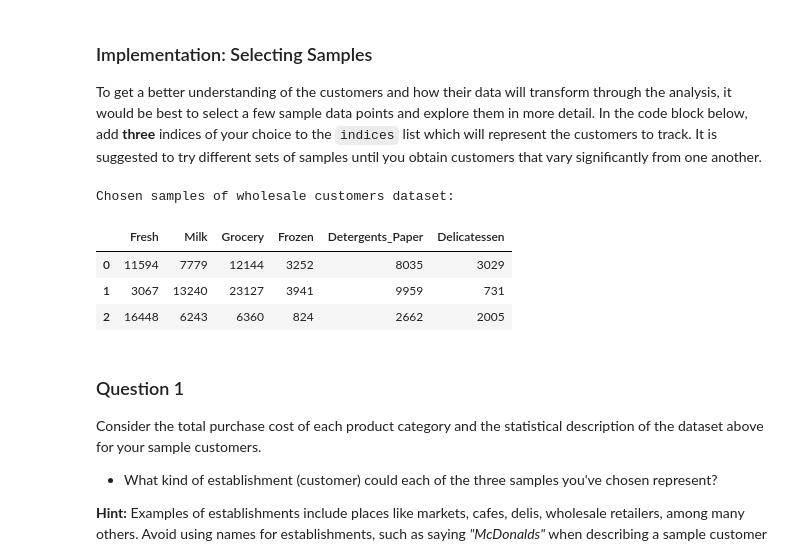
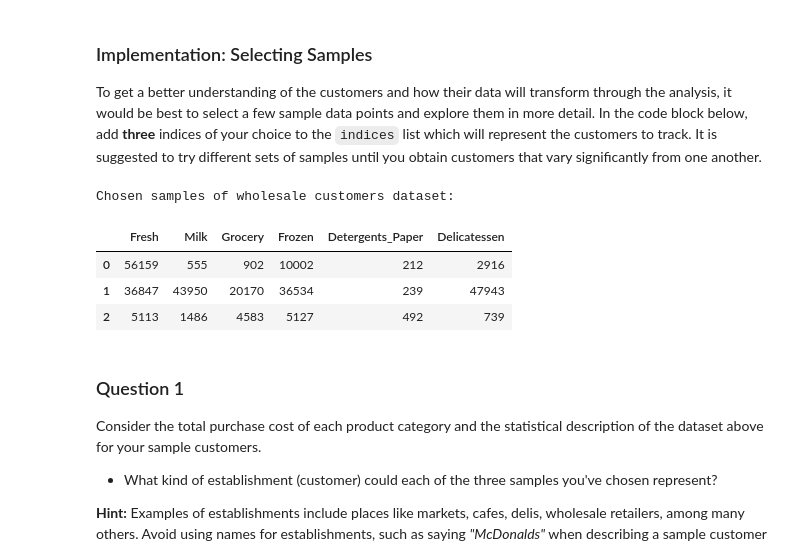
Before and after one commit to er1shivam/CustomerSegments, a Jupyter notebook: customer_segments.ipynb, the cells around one changed output. Drawn from its saved outputs; the diff is of its cells as text; code cells hidden in the pictures.

```diff
--- a/customer_segments.ipynb
+++ b/customer_segments.ipynb
@@ -61,17 +61,17 @@ display(data.describe())
 To get a better understanding of the customers and how their data will transform through the analysis, it would be best to select a few sample data points and explore them in more detail. In the code block below, add **three** indices of your choice to the `indices` list which will represent the customers to track. It is suggested to try different sets of samples until you obtain customers that vary significantly from one another.
 # %%
 # TODO: Select three indices of your choice you wish to sample from the dataset
-indices = [100,200,300]
+indices = [39,183,329]
 # Create a DataFrame of the chosen samples
 samples = pd.DataFrame(data.loc[indices], columns = data.keys()).reset_index(drop = True)
 print "Chosen samples of wholesale customers dataset:"
 display(samples)
 # %% [output]
 Chosen samples of wholesale customers dataset:
 |  | Fresh | Milk | Grocery | Frozen | Detergents_Paper | Delicatessen |
-| 0 | 11594 | 7779 | 12144 | 3252 | 8035 | 3029 |
-| 1 | 3067 | 13240 | 23127 | 3941 | 9959 | 731 |
-| 2 | 16448 | 6243 | 6360 | 824 | 2662 | 2005 |
+| 0 | 56159 | 555 | 902 | 10002 | 212 | 2916 |
+| 1 | 36847 | 43950 | 20170 | 36534 | 239 | 47943 |
+| 2 | 5113 | 1486 | 4583 | 5127 | 492 | 739 |
 # %% [markdown]
 ### Question 1
 Consider the total purchase cost of each product category and the statistical description of the dataset above for your sample customers.
```
Also changed, not shown: parts of 5 cells of this notebook.
